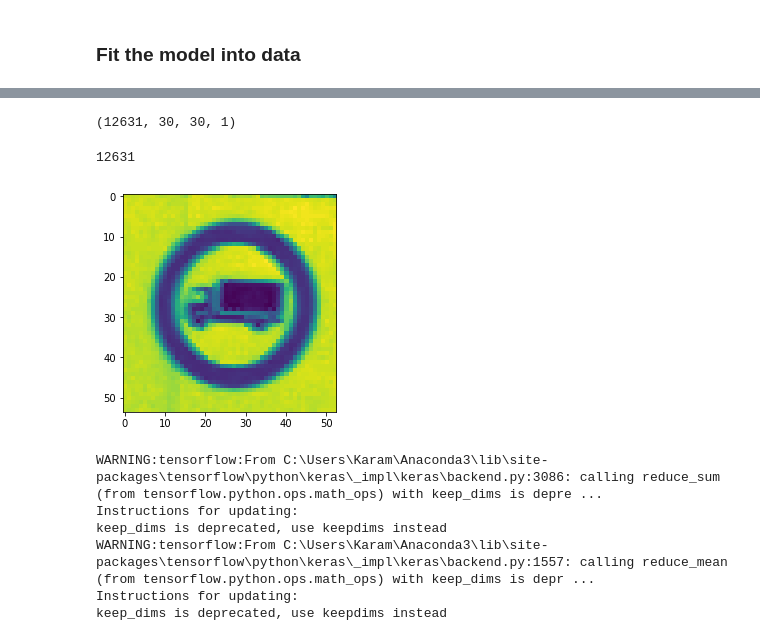
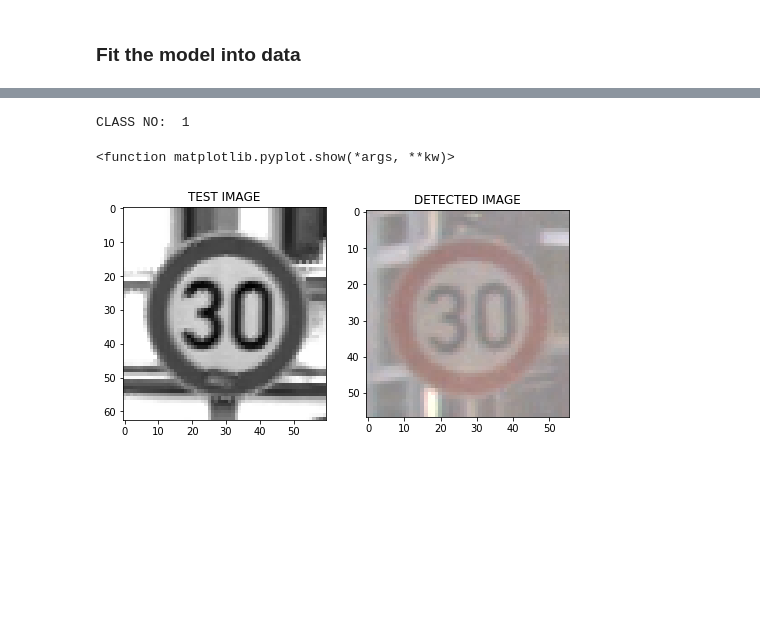
Before and after one commit to KaramMawas/Traffic_Sign_Recognition, a Jupyter notebook: Traffic Sign Recognition.ipynb, the cells around one changed output, grey strips where cells are left out. Saved outputs shown, nothing was run; the diff lists cells and outputs as text; code cells hidden in the pictures; blank space fills up the shorter version.

```diff
--- a/Traffic Sign Recognition.ipynb
+++ b/Traffic Sign Recognition.ipynb
@@ -247,22 +259,0 @@ x_test = np.expand_dims(x_test, axis = 3)
-# %%
-x_test.shape
-# %% [output]
-(12631, 30, 30, 1)
-# %%
-len(test_images)
-# %% [output]
-12631
-# %%
-plt.imshow(test_images[0])
-plt.show()
-# %% [output]
-[figure, removed]
-# %%
-model = tf.keras.models.load_model('10epoch_10val_NoMean_2conv')
-# %% [output]
-WARNING:tensorflow:From C:\Users\Karam\Anaconda3\lib\site-packages\tensorflow\python\keras\_impl\keras\backend.py:3086: calling reduce_sum (from tensorflow.python.ops.math_ops) with keep_dims is depre ...
-Instructions for updating:
-keep_dims is deprecated, use keepdims instead
-WARNING:tensorflow:From C:\Users\Karam\Anaconda3\lib\site-packages\tensorflow\python\keras\_impl\keras\backend.py:1557: calling reduce_mean (from tensorflow.python.ops.math_ops) with keep_dims is depr ...
-Instructions for updating:
-keep_dims is deprecated, use keepdims instead
@@ -271,3 +260,24 @@ predictions = model.predict([x_test])
+# %%
+# Display result
+fig=plt.figure(figsize=(8, 8))
+fig.add_subplot(1, 2, 1)
+plt.title('TEST IMAGE')
+PRED_IMG = 1
+
+plt.imshow(test_images_orig[PRED_IMG], cmap='gray')
+plt.show
+
+class_no = np.argmax(predictions[PRED_IMG])
+print("CLASS NO: ", class_no)
+
+fig.add_subplot(1, 2, 2)
+plt.title('DETECTED IMAGE')
+plt.imshow(class_image[class_label.tolist().index(class_no)], cmap='gray')
+plt.show
+# %% [output]
+CLASS NO:  1
+<function matplotlib.pyplot.show(*args, **kw)>
+[figure, added]
 # %%
 predictions.shape
 # %% [output]
```
Also changed, not shown: parts of 43 cells of this notebook, 5 other files.
